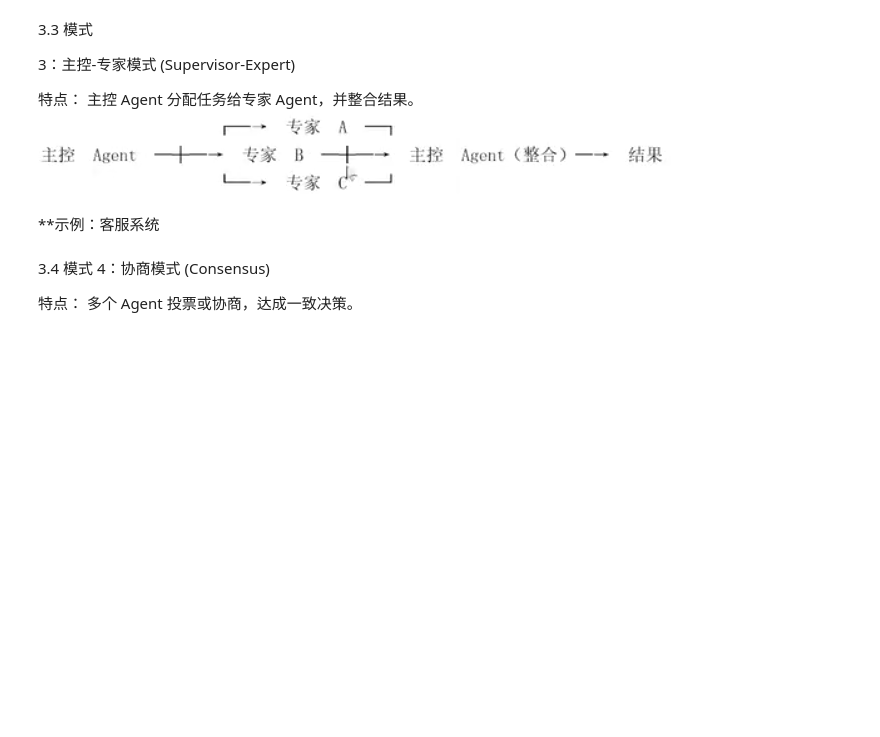
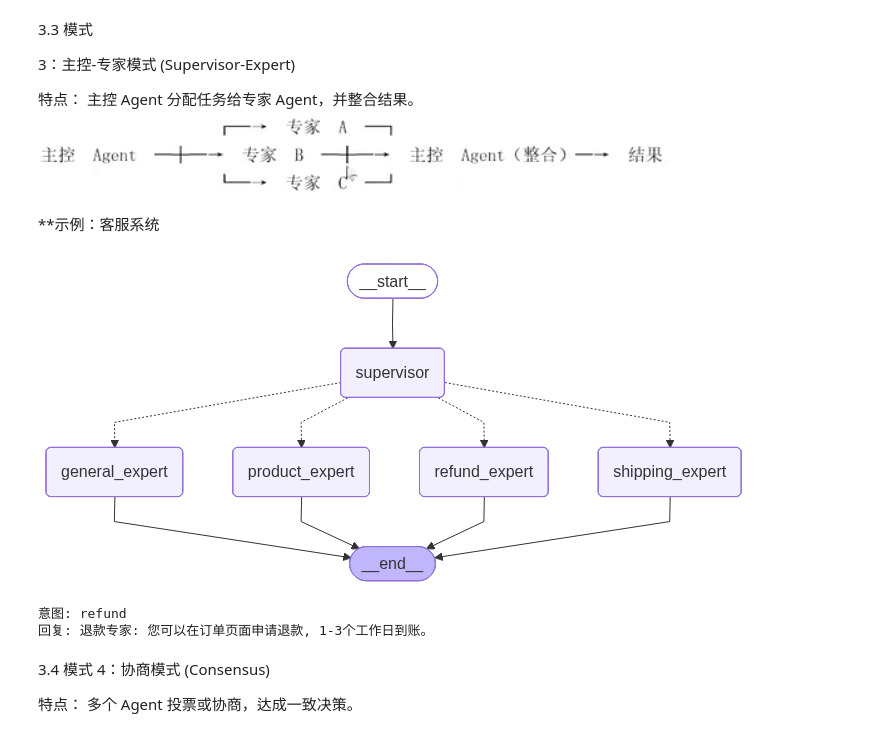
Before and after one commit to KevinXie0131/large_language_model_learning, a Jupyter notebook: langgraph/example_v_1.0.5/example4.1.ipynb, the cells around one changed output. Cells and saved outputs as stored; diff of their text form; code cells hidden in the pictures; blank space fills up the shorter version.

```diff
--- a/langgraph/example_v_1.0.5/example4.1.ipynb
+++ b/langgraph/example_v_1.0.5/example4.1.ipynb
@@ -452,33 +460,76 @@ def supervisor_classify(state: CustomerServiceState) -> dict:
 # 路由到专家
 def route_to_expert(state: CustomerServiceState) -> Literal["refund_expert", "shipping_expert", "product_expert", "general_expert"]:
     """路由到相应的专家"""
     intent = state["intent"]
     return f"{intent}_expert"
 
 # 专家 Agent
 def refund_expert(state: CustomerServiceState) -> dict:
     """退款专家"""
     response = "退款专家: 您可以在订单页面申请退款, 1-3个工作日到账。"
     return {
         "expert_responses": [response],
         "response": response
     }
 
+def shipping_expert(state: CustomerServiceState) -> dict:
+    """物流专家"""
+    response = "物流专家: 您的包裹预计2-3天送达, 可在订单页面查看物流信息。"
+    return {
+        "expert_responses": [response],
+        "response": response
+    }
+
 def product_expert(state: CustomerServiceState) -> dict:
     """产品专家"""
     response = "产品专家: 请详细描述您的产品问题, 我会帮您解答。"
     return {
         "expert_responses": [response],
         "response": response
     }
 
 def general_expert(state: CustomerServiceState) -> dict:
     """通用专家"""
     response = "客服: 请问有什么可以帮助您的?"
     return {
         "expert_responses": [response],
         "response": response
     }
+
+# 构建主控-专家图
+supervisor_graph = StateGraph(CustomerServiceState)
+
+# 添加节点
+supervisor_graph.add_node("supervisor", supervisor_classify)
+supervisor_graph.add_node("refund_expert", refund_expert)
+supervisor_graph.add_node("shipping_expert", shipping_expert)
+supervisor_graph.add_node("product_expert", product_expert)
+supervisor_graph.add_node("general_expert", general_expert)
+
+# 主控 -> 条件路由到专家
+supervisor_graph.add_edge(START, "supervisor")
+supervisor_graph.add_conditional_edges("supervisor", route_to_expert)
+
+# 所有专家 -> END
+supervisor_graph.add_edge("refund_expert", END)
+supervisor_graph.add_edge("shipping_expert", END)
+supervisor_graph.add_edge("product_expert", END)
+supervisor_graph.add_edge("general_expert", END)
+
+supervisor_app = supervisor_graph.compile()
+display_graph(supervisor_app)
+
+# 测试
+result = supervisor_app.invoke({
+    "user_query": "我想退款",
+    "expert_responses": []
+})
+print(f"意图: {result['intent']}")
+print(f"回复: {result['response']}")
+# %% [output]
+[figure, added]
+意图: refund
+回复: 退款专家: 您可以在订单页面申请退款, 1-3个工作日到账。
 # %% [markdown]
 3.4 模式 4：协商模式 (Consensus)
 
```
Also changed, not shown: parts of 2 cells of this notebook.
